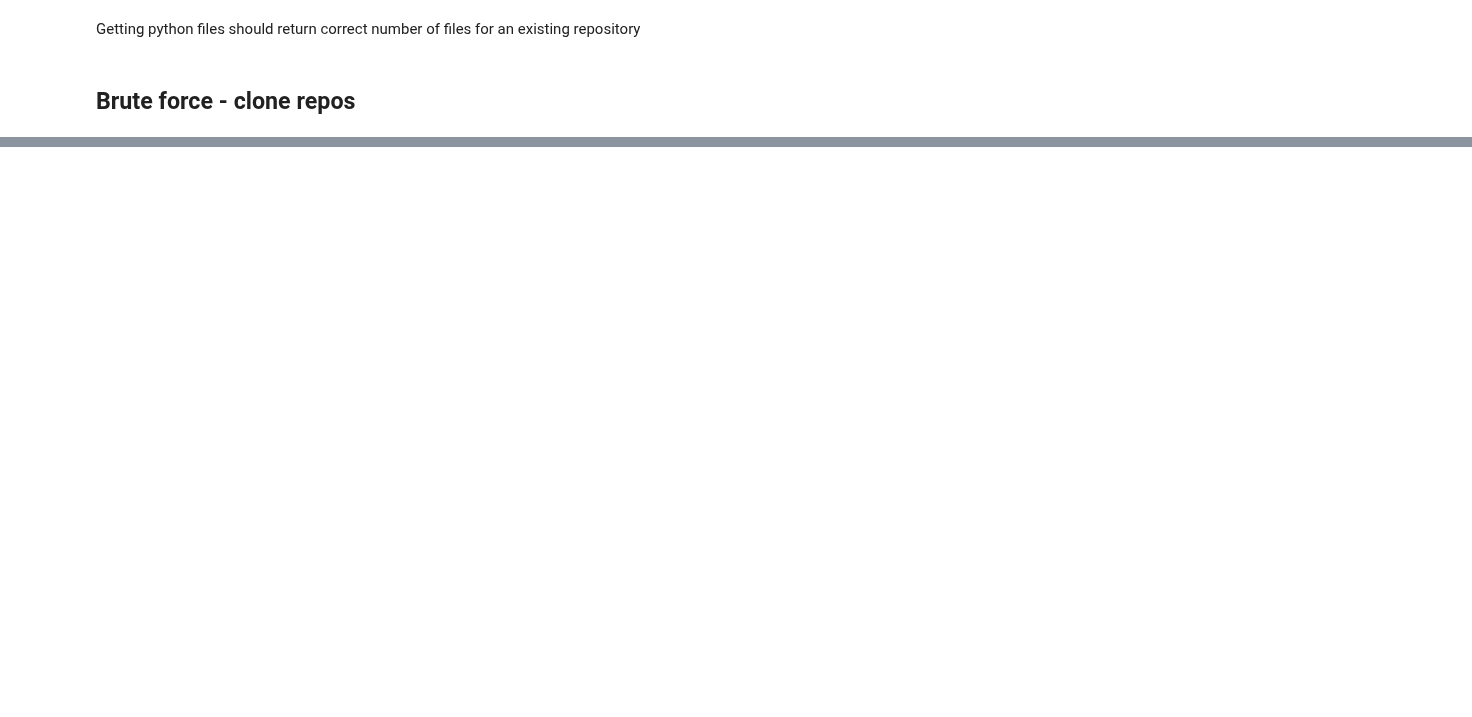
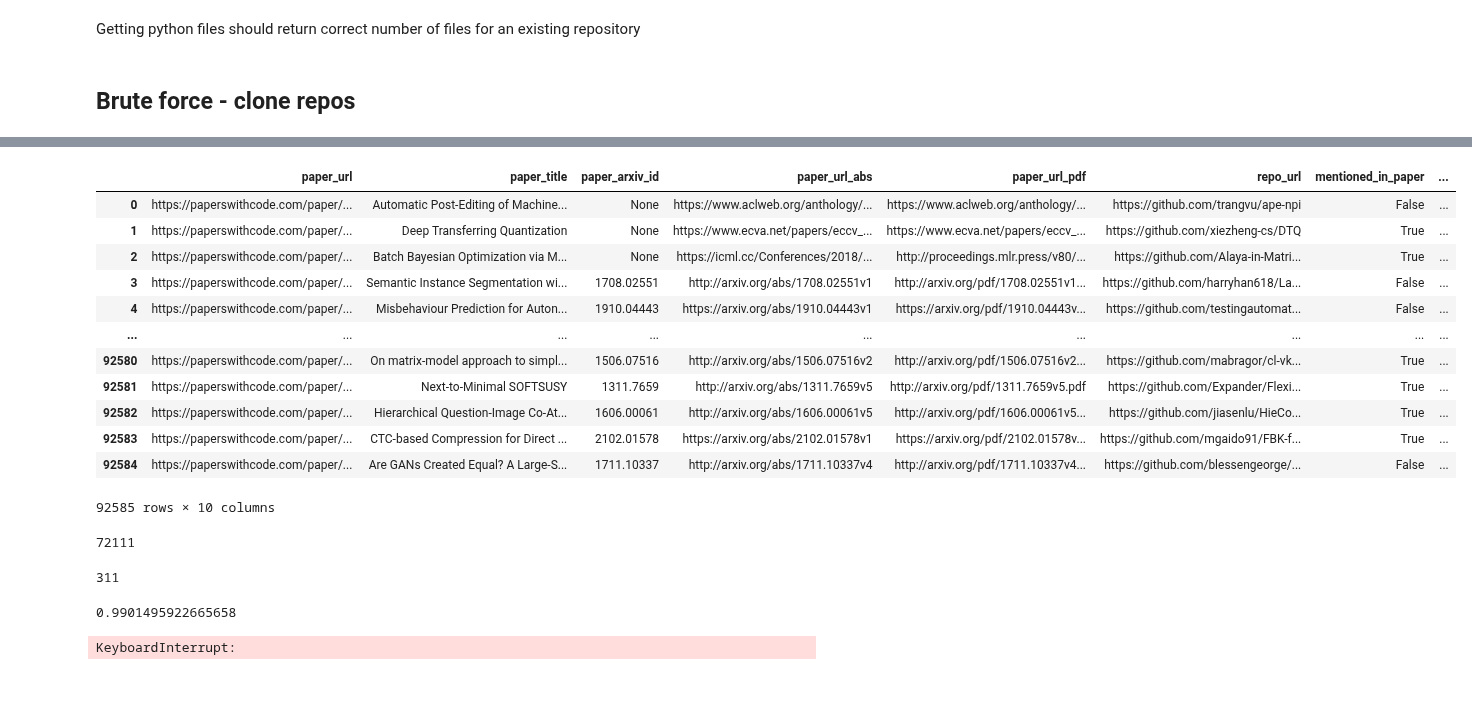
Before and after one commit to lambdaofgod/github_search, a Jupyter notebook: notebooks/Crawling Github.ipynb, the cells around one changed output, grey strips where cells are left out. Saved outputs shown, nothing was run; the diff lists cells and outputs as text; code cells hidden in the pictures; blank space fills up the shorter version.

```diff
--- a/notebooks/Crawling Github.ipynb
+++ b/notebooks/Crawling Github.ipynb
@@ -321,0 +187,34 @@ Wall time: 2min 13s
+# %%
+paperswithcode_df
+# %% [output]
+|  | paper_url | paper_title | paper_arxiv_id | paper_url_abs | paper_url_pdf | repo_url | mentioned_in_paper | ... |
+| 0 | https://paperswithcode.com/paper/... | Automatic Post-Editing of Machine... | None | https://www.aclweb.org/anthology/... | https://www.aclweb.org/anthology/... | https://github.com/trangvu/ape-npi | False | ... |
+| 1 | https://paperswithcode.com/paper/... | Deep Transferring Quantization | None | https://www.ecva.net/papers/eccv_... | https://www.ecva.net/papers/eccv_... | https://github.com/xiezheng-cs/DTQ | True | ... |
+| 2 | https://paperswithcode.com/paper/... | Batch Bayesian Optimization via M... | None | https://icml.cc/Conferences/2018/... | http://proceedings.mlr.press/v80/... | https://github.com/Alaya-in-Matri... | True | ... |
+| 3 | https://paperswithcode.com/paper/... | Semantic Instance Segmentation wi... | 1708.02551 | http://arxiv.org/abs/1708.02551v1 | http://arxiv.org/pdf/1708.02551v1... | https://github.com/harryhan618/La... | False | ... |
+| 4 | https://paperswithcode.com/paper/... | Misbehaviour Prediction for Auton... | 1910.04443 | https://arxiv.org/abs/1910.04443v1 | https://arxiv.org/pdf/1910.04443v... | https://github.com/testingautomat... | False | ... |
+| ... | ... | ... | ... | ... | ... | ... | ... | ... |
+| 92580 | https://paperswithcode.com/paper/... | On matrix-model approach to simpl... | 1506.07516 | http://arxiv.org/abs/1506.07516v2 | http://arxiv.org/pdf/1506.07516v2... | https://github.com/mabragor/cl-vk... | True | ... |
+| 92581 | https://paperswithcode.com/paper/... | Next-to-Minimal SOFTSUSY | 1311.7659 | http://arxiv.org/abs/1311.7659v5 | http://arxiv.org/pdf/1311.7659v5.pdf | https://github.com/Expander/Flexi... | True | ... |
+| 92582 | https://paperswithcode.com/paper/... | Hierarchical Question-Image Co-At... | 1606.00061 | http://arxiv.org/abs/1606.00061v5 | http://arxiv.org/pdf/1606.00061v5... | https://github.com/jiasenlu/HieCo... | True | ... |
+| 92583 | https://paperswithcode.com/paper/... | CTC-based Compression for Direct ... | 2102.01578 | https://arxiv.org/abs/2102.01578v1 | https://arxiv.org/pdf/2102.01578v... | https://github.com/mgaido91/FBK-f... | True | ... |
+| 92584 | https://paperswithcode.com/paper/... | Are GANs Created Equal? A Large-S... | 1711.10337 | http://arxiv.org/abs/1711.10337v4 | http://arxiv.org/pdf/1711.10337v4... | https://github.com/blessengeorge/... | False | ... |
+92585 rows × 10 columns
+# %%
+paperswithcode_df["repo"].unique().size
+# %% [output]
+72111
+# %%
+paperswithcode_df["repo_url"].str.contains("bitbucket").sum()
+# %% [output]
+311
+# %%
+paperswithcode_df["repo_url"].str.contains("github").mean()
+# %% [output]
+0.9901495922665658
+# %%
+clone_repos(paperswithcode_df["repo"])
+# %% [output]
+KeyboardInterrupt:
+# %% [markdown]
+######
```
Also changed, not shown: parts of 81 cells of this notebook, 22 other files.
